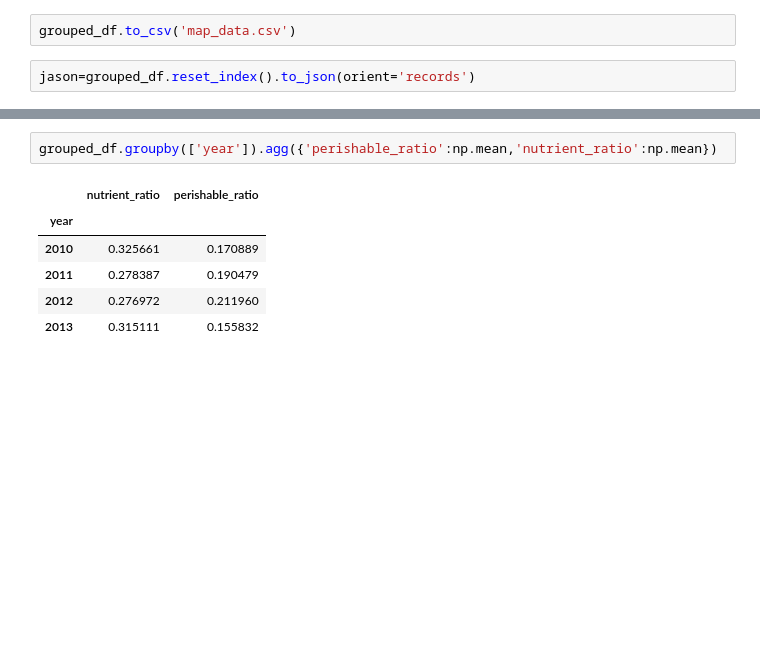
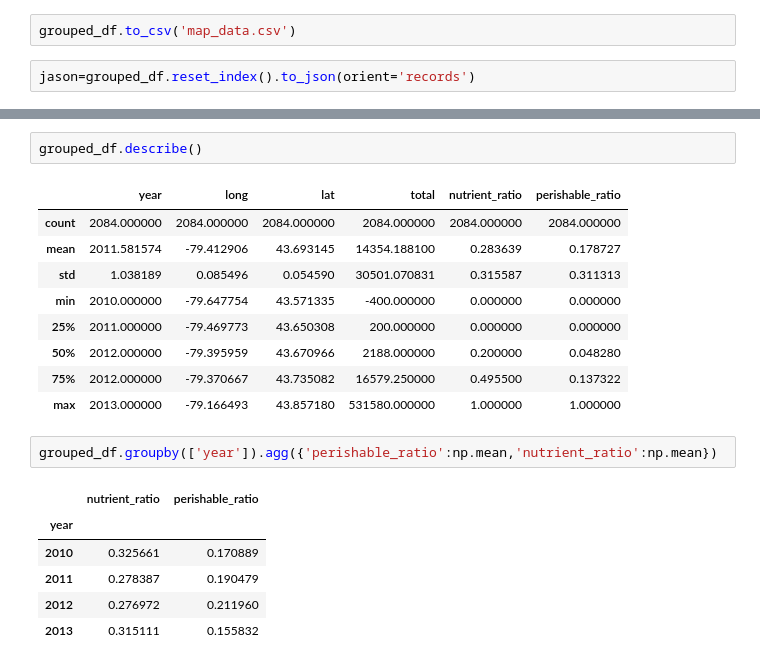
Before and after one commit to ian-whitestone/gift-the-code, a Jupyter notebook: data_import_test.ipynb, the cells around one changed output, grey strips where cells are left out. Drawn from its saved outputs; the diff is of its cells as text; blank space fills up the shorter version.

```diff
--- a/data_import_test.ipynb
+++ b/data_import_test.ipynb
@@ -231,3 +237,15 @@ jason[0]
+# %%
+grouped_df.describe()
+# %% [output]
+|  | year | long | lat | total | nutrient_ratio | perishable_ratio |
+| count | 2084.000000 | 2084.000000 | 2084.000000 | 2084.000000 | 2084.000000 | 2084.000000 |
+| mean | 2011.581574 | -79.412906 | 43.693145 | 14354.188100 | 0.283639 | 0.178727 |
+| std | 1.038189 | 0.085496 | 0.054590 | 30501.070831 | 0.315587 | 0.311313 |
+| min | 2010.000000 | -79.647754 | 43.571335 | -400.000000 | 0.000000 | 0.000000 |
+| 25% | 2011.000000 | -79.469773 | 43.650308 | 200.000000 | 0.000000 | 0.000000 |
+| 50% | 2012.000000 | -79.395959 | 43.670966 | 2188.000000 | 0.200000 | 0.048280 |
+| 75% | 2012.000000 | -79.370667 | 43.735082 | 16579.250000 | 0.495500 | 0.137322 |
+| max | 2013.000000 | -79.166493 | 43.857180 | 531580.000000 | 1.000000 | 1.000000 |
 # %%
 grouped_df.groupby(['year']).agg({'perishable_ratio':np.mean,'nutrient_ratio':np.mean})
 # %% [output]
```
Also changed, not shown: parts of 1 cell of this notebook, 1 other file.
